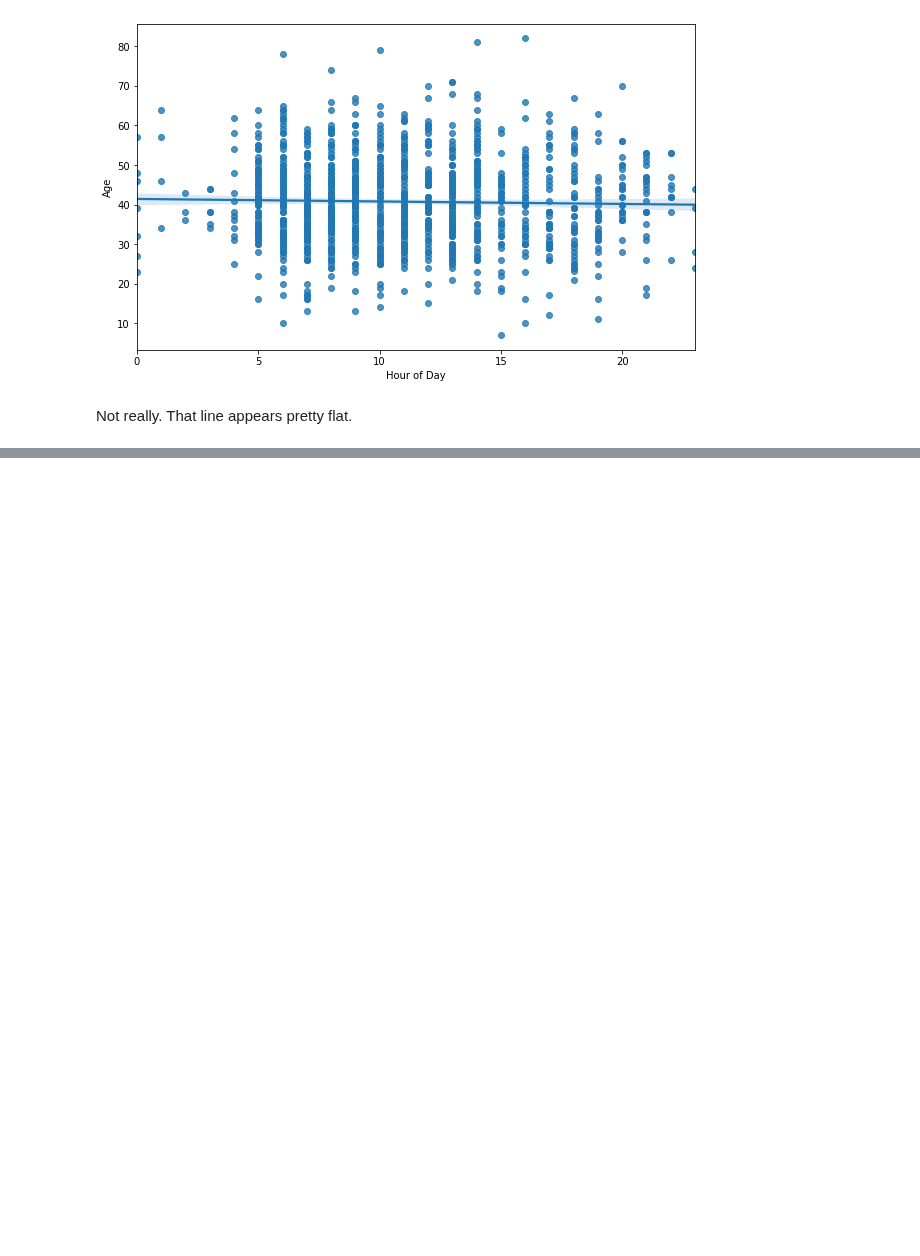
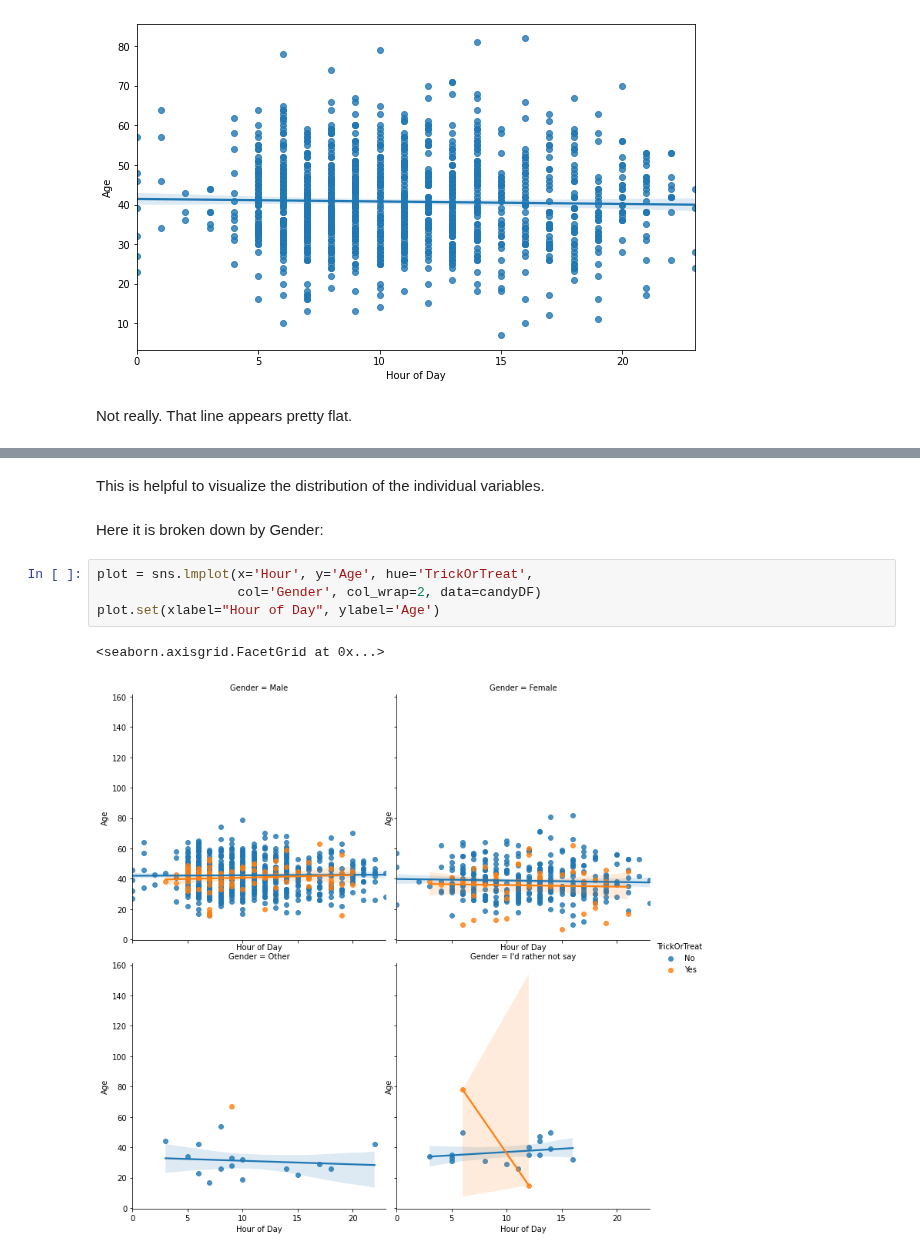
Before and after one commit to ScottBreitbach/DSC540, a Jupyter notebook: Weeks9-10/BreitbachScott_DSC540_Weeks9-10.ipynb, the cells around one changed output, grey strips where cells are left out. Drawn from its saved outputs; the diff is of its cells as text; blank space fills up the shorter version.

```diff
--- a/Weeks9-10/BreitbachScott_DSC540_Weeks9-10.ipynb
+++ b/Weeks9-10/BreitbachScott_DSC540_Weeks9-10.ipynb
@@ -596,0 +614,11 @@ Not really. That line appears pretty flat.
+# %% [markdown]
+This is helpful to visualize the distribution of the individual variables.
+# %% [markdown]
+Here it is broken down by Gender:
+# %%
+plot = sns.lmplot(x='Hour', y='Age', hue='TrickOrTreat',
+                  col='Gender', col_wrap=2, data=candyDF)
+plot.set(xlabel="Hour of Day", ylabel='Age')
+# %% [output]
+<seaborn.axisgrid.FacetGrid at 0x...>
+[figure, added]
```
Also changed, not shown: parts of 43 cells of this notebook, 2 other files.
